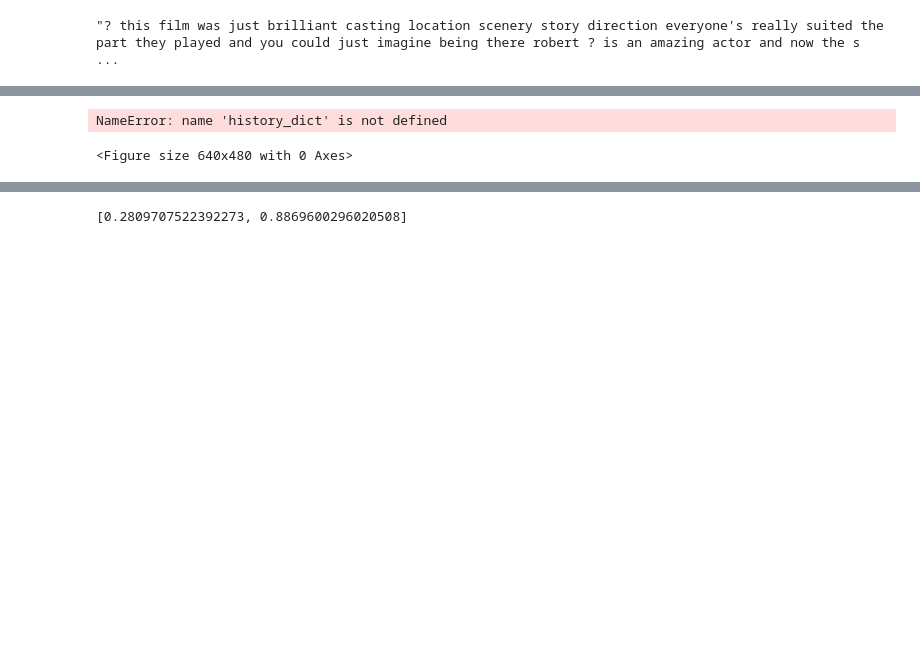
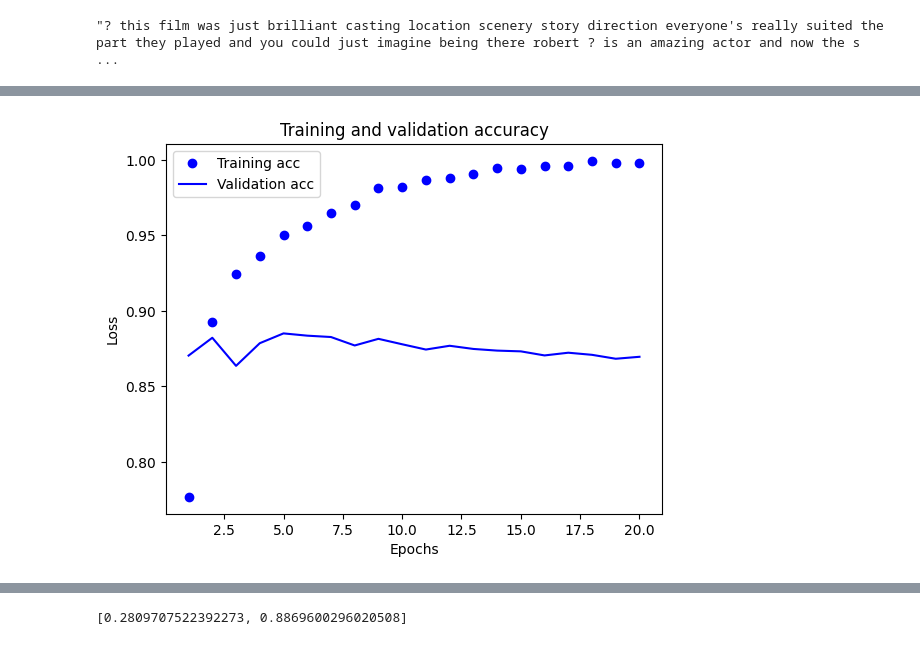
Before and after one commit to GalacticJack/tensorflow-playground, a Jupyter notebook: Deep-Learning-with-Python/3.4 Classifying Movie Reviews-a binary classification example.ipynb, the cells around one changed output, grey strips where cells are left out. Saved outputs shown, nothing was run; the diff lists cells and outputs as text; code cells hidden in the pictures; blank space fills up the shorter version.

```diff
--- a/Deep-Learning-with-Python/3.4 Classifying Movie Reviews-a binary classification example.ipynb
+++ b/Deep-Learning-with-Python/3.4 Classifying Movie Reviews-a binary classification example.ipynb
@@ -132,19 +132,18 @@ plt.show()
 # %%
 plt.clf()   # clear figure
-acc_values = history_dict['acc']
-val_acc_values = history_dict['val_acc']
+acc_values = history.history['acc']
+val_acc_values = history.history['val_acc']
 
 plt.plot(epochs, acc, 'bo', label='Training acc')
 plt.plot(epochs, val_acc, 'b', label='Validation acc')
 plt.title('Training and validation accuracy')
 plt.xlabel('Epochs')
 plt.ylabel('Loss')
 plt.legend()
 
 plt.show()
 # %% [output]
-NameError: name 'history_dict' is not defined
-<Figure size 640x480 with 0 Axes>
+[figure, added]
 # %%
 model = models.Sequential()
 model.add(layers.Dense(16, activation='relu', input_shape=(10000,)))
```
Also changed, not shown: parts of 5 cells of this notebook, 3 other files.
